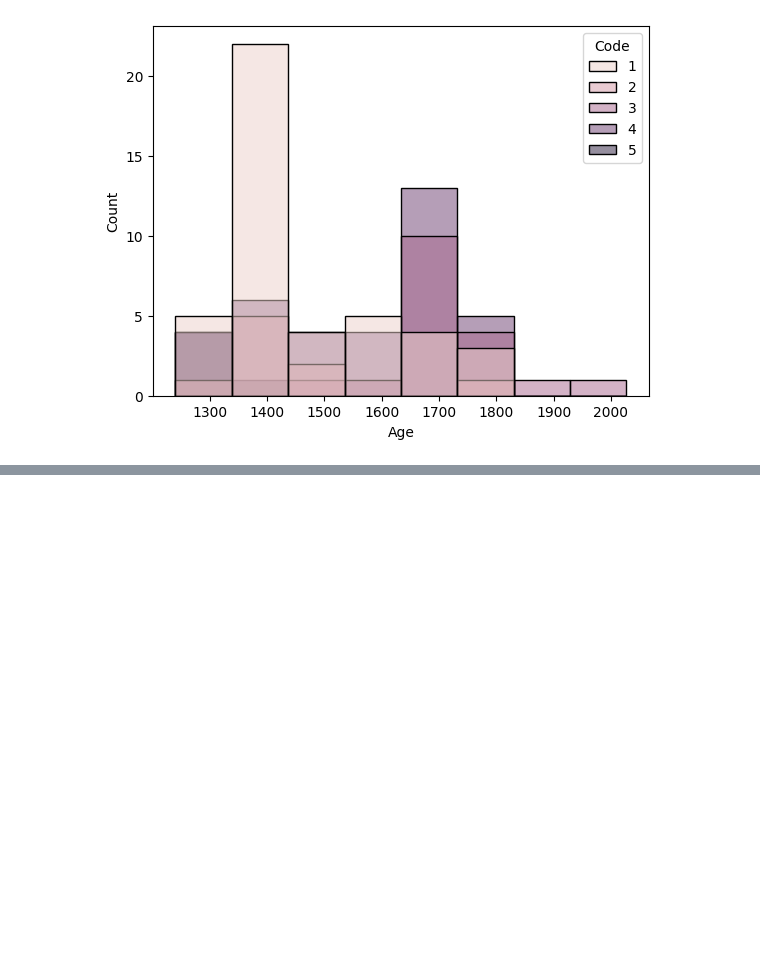
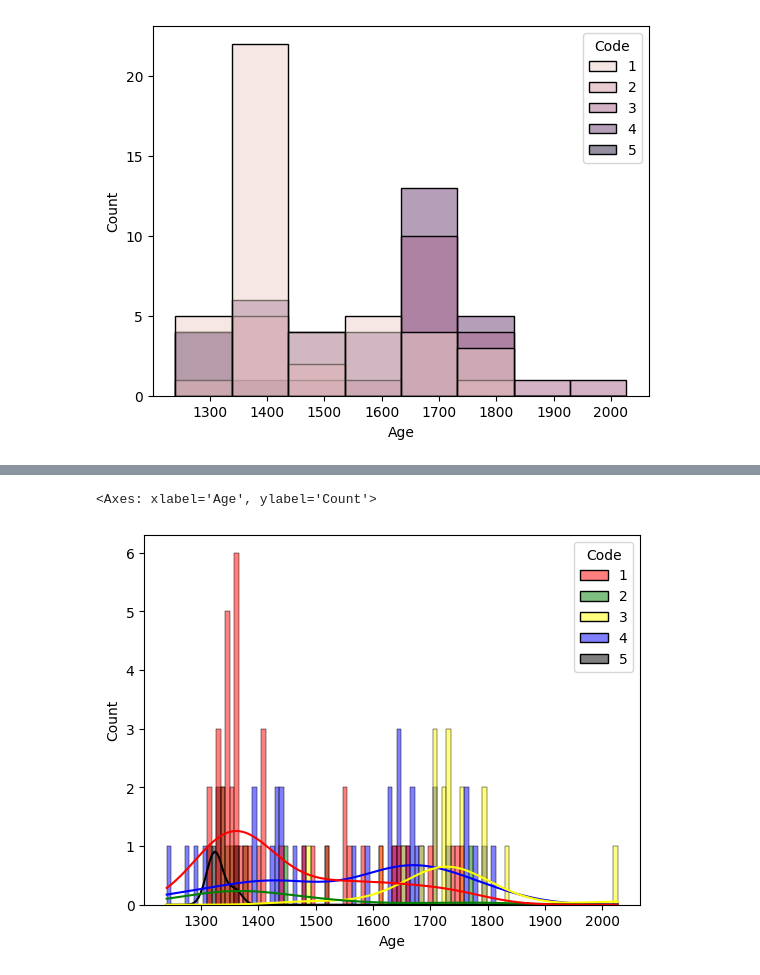
Before and after one commit to Neersha/Machine-learning, a Jupyter notebook: REE_PCA.ipynb, the cells around one changed output, grey strips where cells are left out. Drawn from its saved outputs; the diff is of its cells as text; code cells hidden in the pictures; blank space fills up the shorter version.

```diff
--- a/REE_PCA.ipynb
+++ b/REE_PCA.ipynb
@@ -313,0 +314,6 @@ sns.histplot(data=mart1, x="Age", hue='Code', palette=palette, bins=50, kde='Tru
+# %%
+palette = ['red', 'green', 'yellow', 'blue', 'black']
+sns.histplot(data=mart1, x="Age", hue='Code', palette=palette, bins=100, kde='True')
+# %% [output]
+<Axes: xlabel='Age', ylabel='Count'>
+[figure, added]
```
Also changed, not shown: parts of 1 cell of this notebook.
